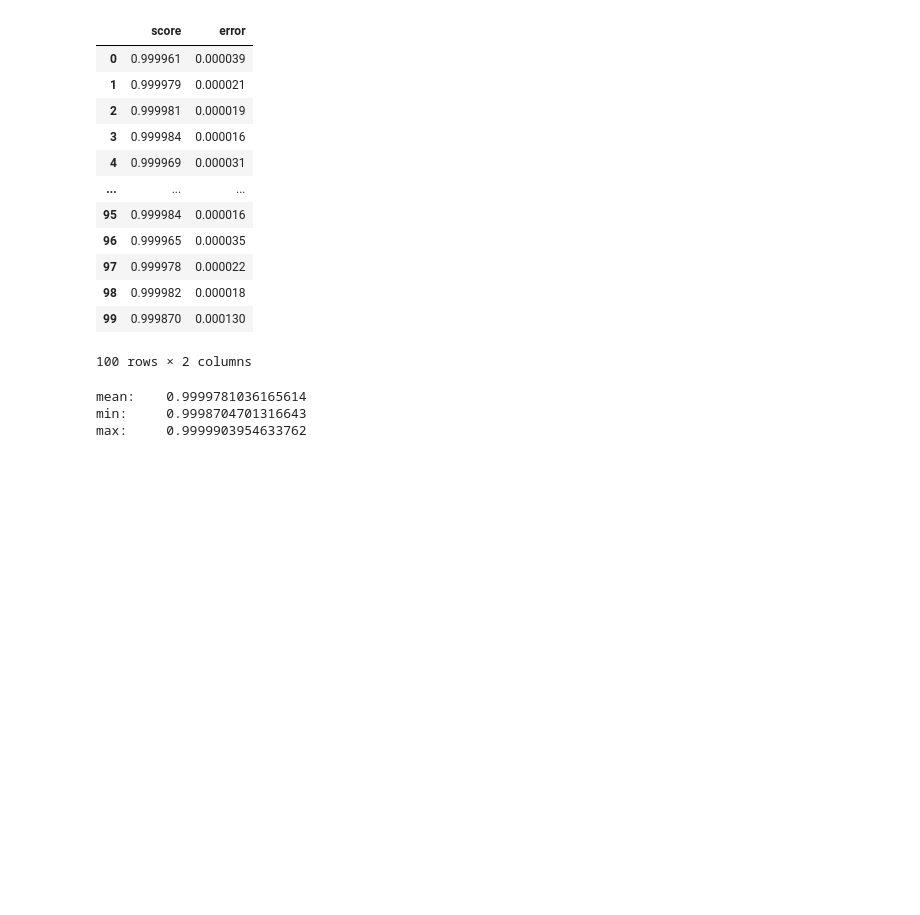
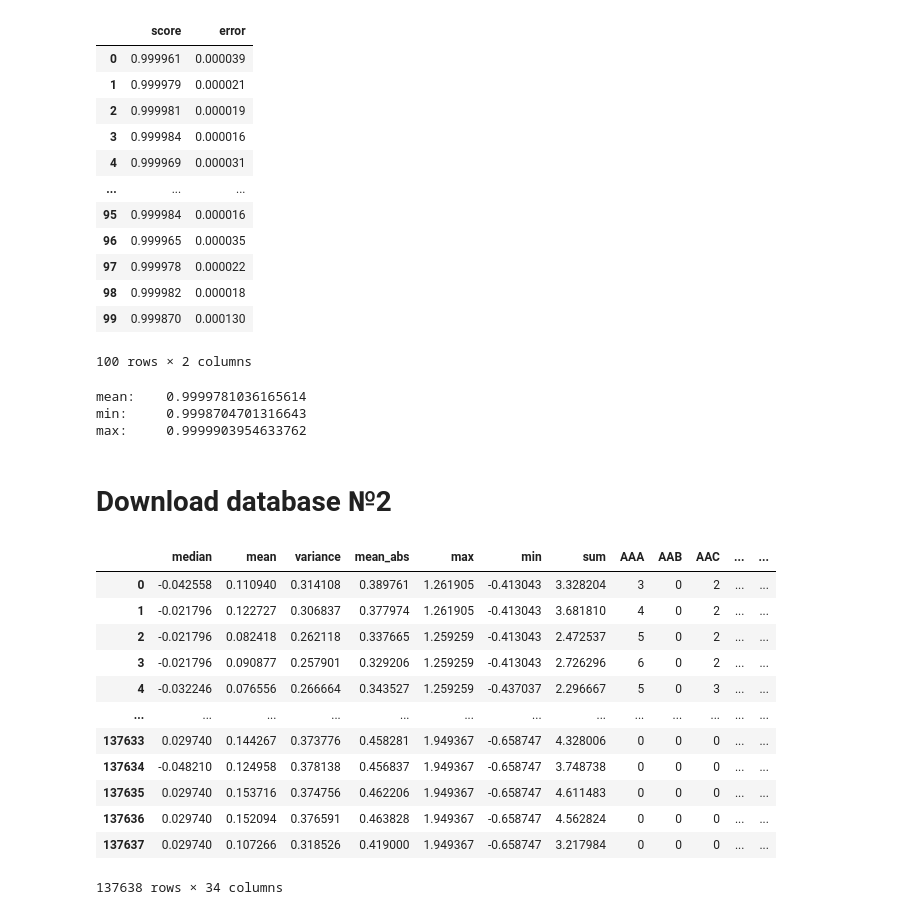
Before and after one commit to tutugarin/Storing-Analyzing-ECG, a Jupyter notebook: analyse/experiments/XGBClassifier.ipynb, the cells around one changed output. Saved outputs shown, nothing was run; the diff lists cells and outputs as text; code cells hidden in the pictures; blank space fills up the shorter version.

```diff
--- a/analyse/experiments/XGBClassifier.ipynb
+++ b/analyse/experiments/XGBClassifier.ipynb
@@ -113,3 +113,41 @@ print("max:\t", np.max(results["score"]))
 mean:    0.9999781036165614
 min:     0.9998704701316643
 max:     0.9999903954633762
+# %% [markdown]
+# Download database №2
+# %%
+url = "https://physionet.org/static/published-projects/vfdb/mit-bih-malignant-ventricular-ectopy-database-1.0.0.zip"
+name = "MIT-BIH-Malignant-Ventricular-Ectopy"
+
+db_path = ddb.get_db(url, name, "../../analyse/data/")
+
+signals = ddb.get_signals(db_path, reload=False)
+# %%
+import pandas as pd
+
+windows = []
+classification = []
+for sig in signals:
+    for window in sig.windows:
+        metrics, has_defect = window.get_data()
+        windows.append(metrics)
+        classification.append(has_defect)
+
+windows_pd = pd.DataFrame(windows)
+classification_pd = pd.DataFrame(classification)
+# %%
+windows_pd
+# %% [output]
+|  | median | mean | variance | mean_abs | max | min | sum | AAA | AAB | AAC | ... | ... |
+| 0 | -0.042558 | 0.110940 | 0.314108 | 0.389761 | 1.261905 | -0.413043 | 3.328204 | 3 | 0 | 2 | ... | ... |
+| 1 | -0.021796 | 0.122727 | 0.306837 | 0.377974 | 1.261905 | -0.413043 | 3.681810 | 4 | 0 | 2 | ... | ... |
+| 2 | -0.021796 | 0.082418 | 0.262118 | 0.337665 | 1.259259 | -0.413043 | 2.472537 | 5 | 0 | 2 | ... | ... |
+| 3 | -0.021796 | 0.090877 | 0.257901 | 0.329206 | 1.259259 | -0.413043 | 2.726296 | 6 | 0 | 2 | ... | ... |
+| 4 | -0.032246 | 0.076556 | 0.266664 | 0.343527 | 1.259259 | -0.437037 | 2.296667 | 5 | 0 | 3 | ... | ... |
+| ... | ... | ... | ... | ... | ... | ... | ... | ... | ... | ... | ... | ... |
+| 137633 | 0.029740 | 0.144267 | 0.373776 | 0.458281 | 1.949367 | -0.658747 | 4.328006 | 0 | 0 | 0 | ... | ... |
+| 137634 | -0.048210 | 0.124958 | 0.378138 | 0.456837 | 1.949367 | -0.658747 | 3.748738 | 0 | 0 | 0 | ... | ... |
+| 137635 | 0.029740 | 0.153716 | 0.374756 | 0.462206 | 1.949367 | -0.658747 | 4.611483 | 0 | 0 | 0 | ... | ... |
+| 137636 | 0.029740 | 0.152094 | 0.376591 | 0.463828 | 1.949367 | -0.658747 | 4.562824 | 0 | 0 | 0 | ... | ... |
+| 137637 | 0.029740 | 0.107266 | 0.318526 | 0.419000 | 1.949367 | -0.658747 | 3.217984 | 0 | 0 | 0 | ... | ... |
+137638 rows × 34 columns
```
Also changed, not shown: parts of 10 cells of this notebook.
